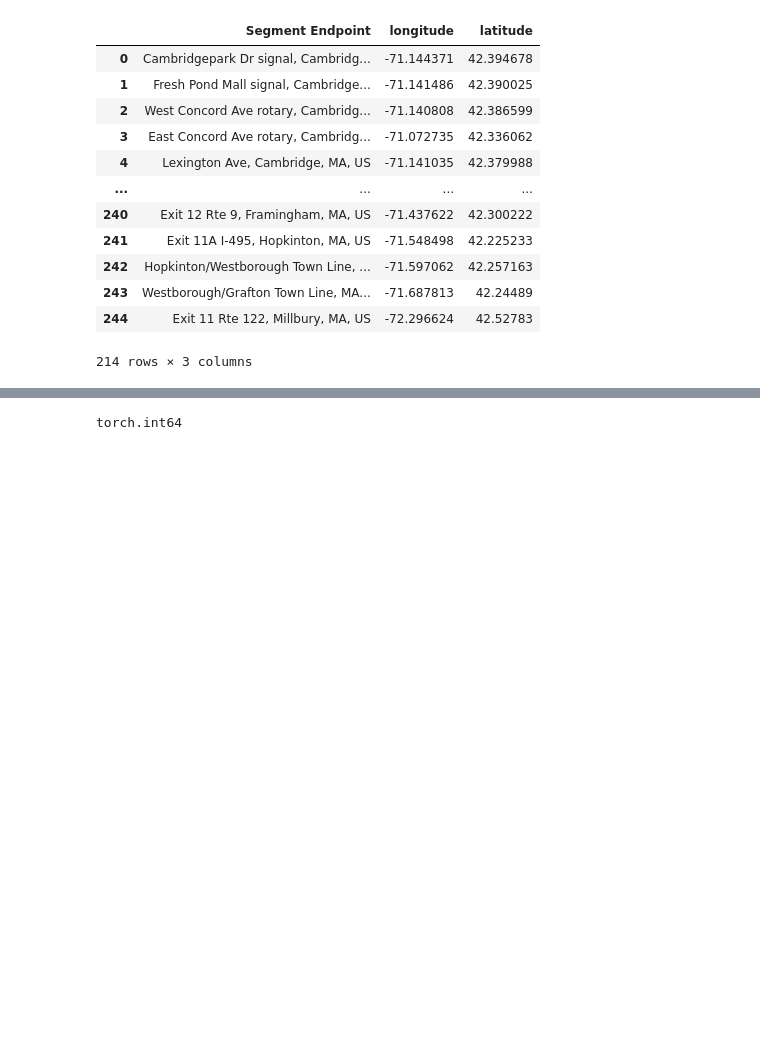
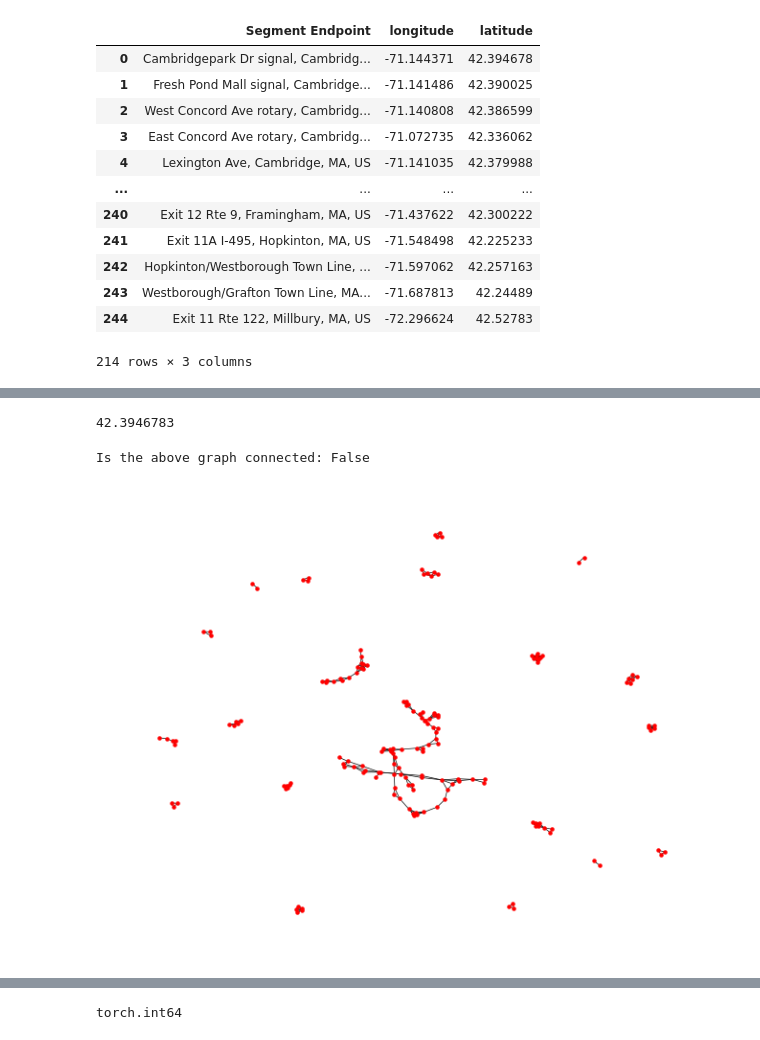
Before and after one commit to yzw19990124/GCN-Application, a Jupyter notebook: graph-init.ipynb, the cells around one changed output, grey strips where cells are left out. Saved outputs shown, nothing was run; the diff lists cells and outputs as text; code cells hidden in the pictures; blank space fills up the shorter version.

```diff
--- a/graph-init.ipynb
+++ b/graph-init.ipynb
@@ -300,3 +295,33 @@ Is the above graph connected: True
+# %%
+edge_df.head()
+edge_df.iloc[0][1]
+# %% [output]
+42.3946783
+# %%
+import random
+islands = nx.connected_components(G)
+visited = set()
+for i, sub in enumerate(islands):
+    rand_source = random.choice(list(sub))
+    for j, tar in enumerate(islands):
+        if i != j and j not in visited:
+            rand_target = random.choice(list(tar))
+            source =(edge_df.iloc[rand_source][1], edge_df.iloc[rand_source][2])
+            target =(edge_df.iloc[rand_target][1], edge_df.iloc[rand_target][2])
+            dist = geodesic(source, target).miles
+            edge_matrix[rand_source, rand_target] = dist
+    visited.add(i)
+
+
+#Construct a visualization for the static graph from the adj matrix
+G2 = nx.Graph(edge_matrix)
+options = {'node_color': 'red', 'node_size': 5, 'width':0.5}
+#pos = nx.spring_layout(G)
+nx.draw(G, **options)
+print(f"Is the above graph connected: {nx.is_connected(G2)}")
+# %% [output]
+Is the above graph connected: False
+[figure, added]
 # %%
 #Start to construct the temporal graph
 time_to_secs = travel_times_df.iloc[:,1:17].astype(str)
```
Also changed, not shown: parts of 12 cells of this notebook.
